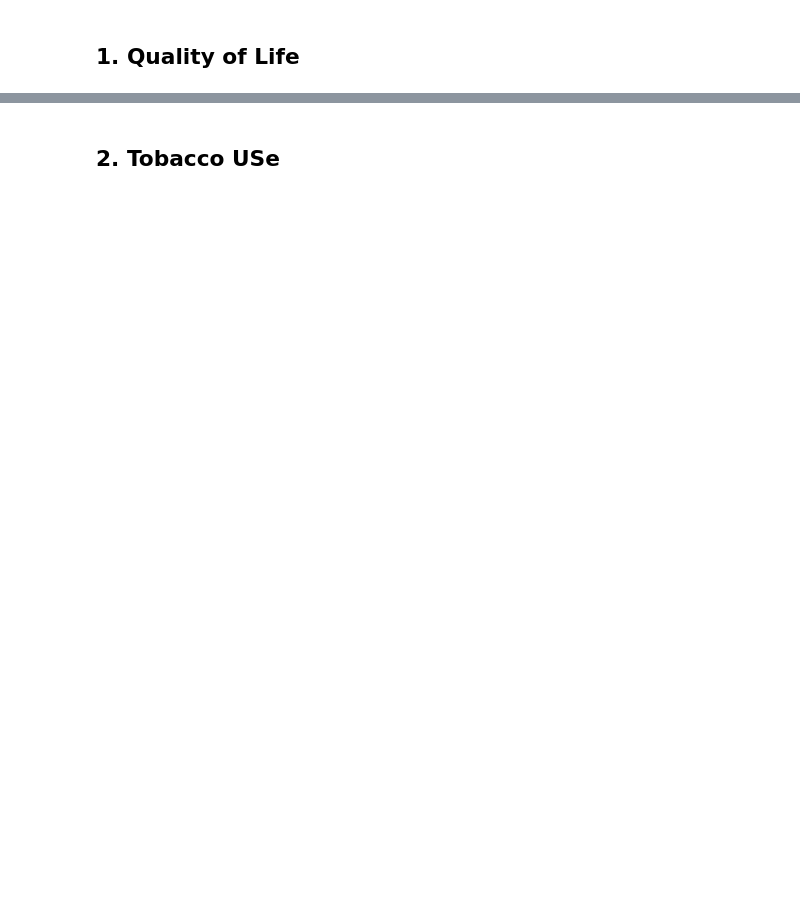
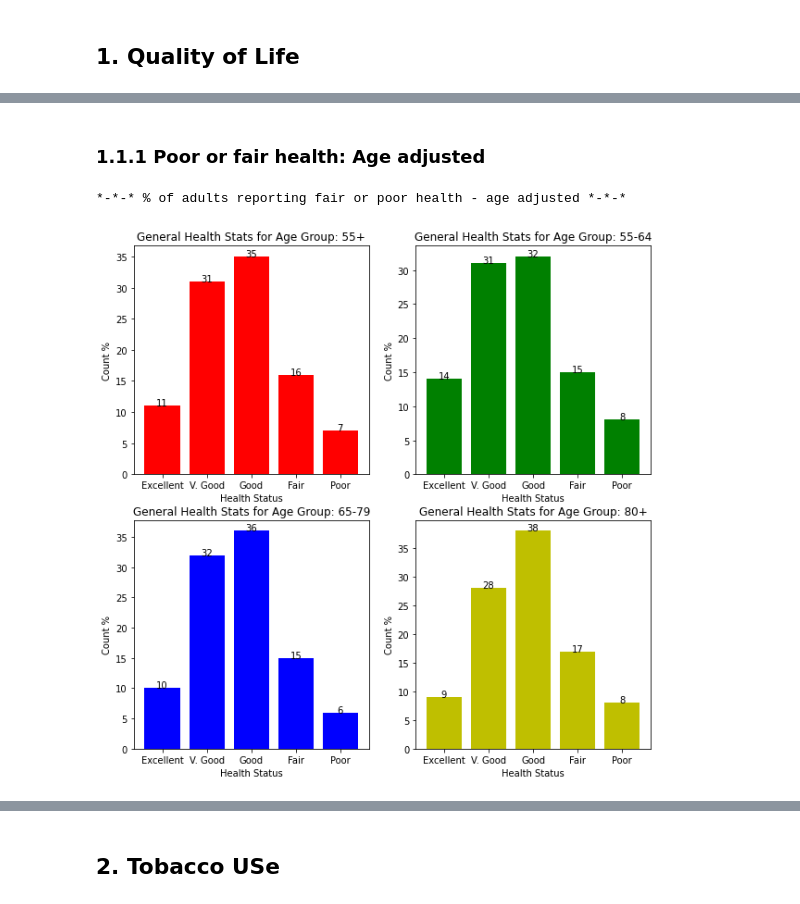
Before and after one commit to iam-neelesh8/BRFSS_Analysis, a Jupyter notebook: notebooks/BRFSS_EDA.ipynb, the cells around one changed output, grey strips where cells are left out. Saved outputs shown, nothing was run; the diff lists cells and outputs as text; code cells hidden in the pictures; blank space fills up the shorter version.

```diff
--- a/notebooks/BRFSS_EDA.ipynb
+++ b/notebooks/BRFSS_EDA.ipynb
@@ -213,0 +232,71 @@ plt.show()
+# %% [markdown]
+### 1.1.1 Poor or fair health: Age adjusted
+# %%
+print('*-*-* % of adults reporting fair or poor health - age adjusted *-*-*\n')
+
+age_grps = ['55+', '55-64', '65-79', '80+'] # define labels for title
+
+# group to filter the values based on indicators
+gr1 = ['55-64', '65-79', '80+'] # 55+ group
+gr2 = ['55-64'] # 55-64 group
+gr3 = ['65-79'] # 65-79 group
+gr4 = ['80+'] # 80+ group
+
+values_to_filter = [gr1, gr2, gr3, gr4]
+
+
+# Position of each subplot where 221 means 2 row, 2 columns, 1st index
+positions = [221, 222, 223, 224]
+
+# Colors to distinguish the plot
+colors = ['r', 'g', 'b', 'y']
+
+# Plot the subgraphs
+fig = plt.figure(figsize=(10, 10)) # set the size of the plots (width, ht)
+
+
+for i, grp in enumerate(values_to_filter): # loop to plot 4 graphs
+    # select the age grp to plot graph based on above defined gr
+    df_IN_age_grp = df_IN_Health[df_IN_Health['age_grp'].isin(grp)]
+#     print(colors[i], grp, df_IN_age_grp.shape)
+
+    # calculate the % values for that gr
+    genhlth_dict = dict(round(df_IN_age_grp['genhlth'].value_counts()/len(df_IN_age_grp)*100))
+    genhlth_key = {1.0 :'Excellent', 2.0:'V. Good', 3.0:'Good', 4.0:'Fair', 5.0:'Poor', 7.0:'Notsure', 9.0:'Refused'}
+#     print(df_IN_age_grp['genhlth'].value_counts())
+
+    try:
+        genhlth_dict.pop(7.0)
+        genhlth_dict.pop(9.0) # remove not answered values (9 label)
+    except KeyError: # key is not present in the dictionary
+        pass
+
+    # rename the keys to actual label (1->excellent)
+    new_dict = {}
+    for ix in genhlth_dict:
+        new_dict[genhlth_key[ix]] = genhlth_dict[ix]
+#     print('\nUpdated dict-:', new_dict)
+
+    new_dict = OrderedDict([('Excellent', new_dict['Excellent']), ('V. Good', new_dict['V. Good']), ('Good', new_dict['Good']), ('Fair', new_dict['Fair']), ('Poor', new_dict['Poor'])])
+
+    names = list(new_dict.keys())
+    values = list(new_dict.values())
+
+    ax = fig.add_subplot(positions[i]) # arrange the position of graph
+    plt.bar(names, values, color=colors[i])
+
+    # add count label and title
+    for ix in range(len(names)):
+        v = int(values[ix])
+        ax.text(ix, v, str(v), ha='center', fontsize=10)
+        title = 'General Health Stats for Age Group: '+age_grps[i]
+    ax.set_title(str(title))
+    # Set the labels and title
+    ax.set_xlabel('Health Status')
+    ax.set_ylabel('Count %')
+
+# Show the plots
+plt.show()
+# %% [output]
+*-*-* % of adults reporting fair or poor health - age adjusted *-*-*
+[figure, added]
```
Also changed, not shown: parts of 60 cells of this notebook.
